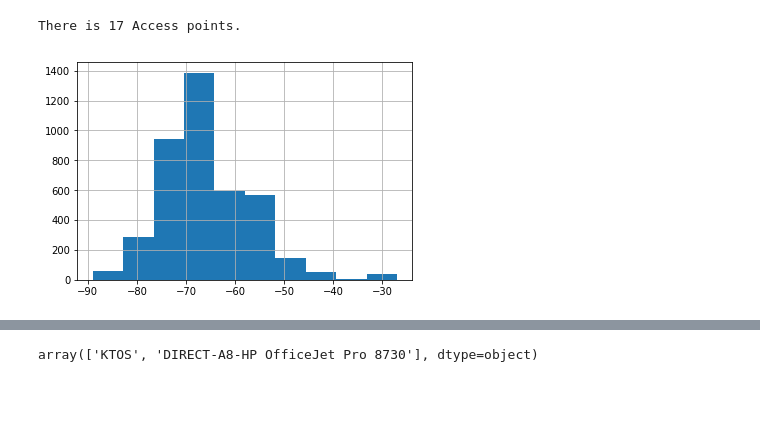
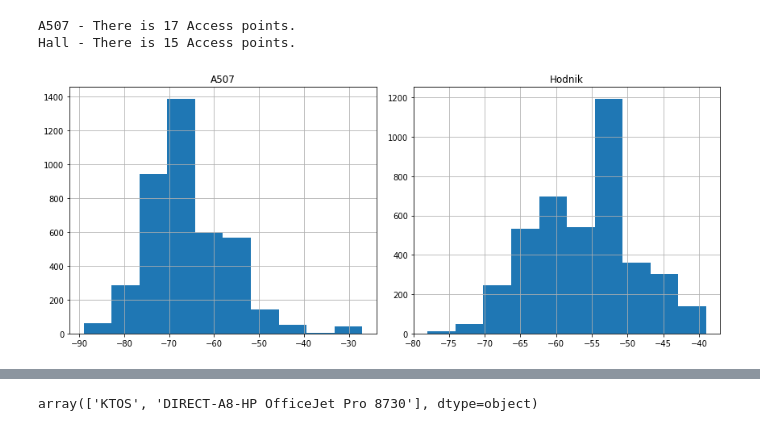
Before and after one commit to TomislavZupanovic/Wifi-Localization, a Jupyter notebook: notebook/data_analysis.ipynb, the cells around one changed output, grey strips where cells are left out. Cells and saved outputs as stored; diff of their text form; code cells hidden in the pictures; blank space fills up the shorter version.

```diff
--- a/notebook/data_analysis.ipynb
+++ b/notebook/data_analysis.ipynb
@@ -6,3 +6,4 @@ import matplotlib.pyplot as plt
 # %%
 path = "../src/data/"
 a507 = pd.read_csv(path + 'A507.csv')
+hall = pd.read_csv(path + 'Hall.csv')
@@ -8,0 +19,11 @@ a507 = pd.read_csv(path + 'A507.csv')
+# %%
+def histograms(csv1, csv2):
+    fig, ax = plt.subplots(1,2, figsize=(12,5))
+    ax[0].hist(csv1.rssi)
+    ax[0].set_title(str(csv1.room_id[0]))
+    ax[1].hist(csv2.rssi)
+    ax[1].set_title(str(csv2.room_id[0]))
+    ax[0].grid()
+    ax[1].grid()
+    plt.tight_layout()
+    plt.show();
@@ -9,8 +39,10 @@ a507 = pd.read_csv(path + 'A507.csv')
 # %%
-print(f'There is {len(a507.ap_id.unique())} Access points.')
+print(f'A507 - There is {len(a507.ap_id.unique())} Access points.')
+print(f'Hall - There is {len(hall.ap_id.unique())} Access points.')
 # %% [output]
-There is 17 Access points.
+A507 - There is 17 Access points.
+Hall - There is 15 Access points.
-# %%
-a507.rssi.hist();
-# %% [output]
-[figure, removed]
+# %%
+histograms(a507,hall)
+# %% [output]
+[figure, added]
```
Also changed, not shown: parts of 6 cells of this notebook, 1 other file.
